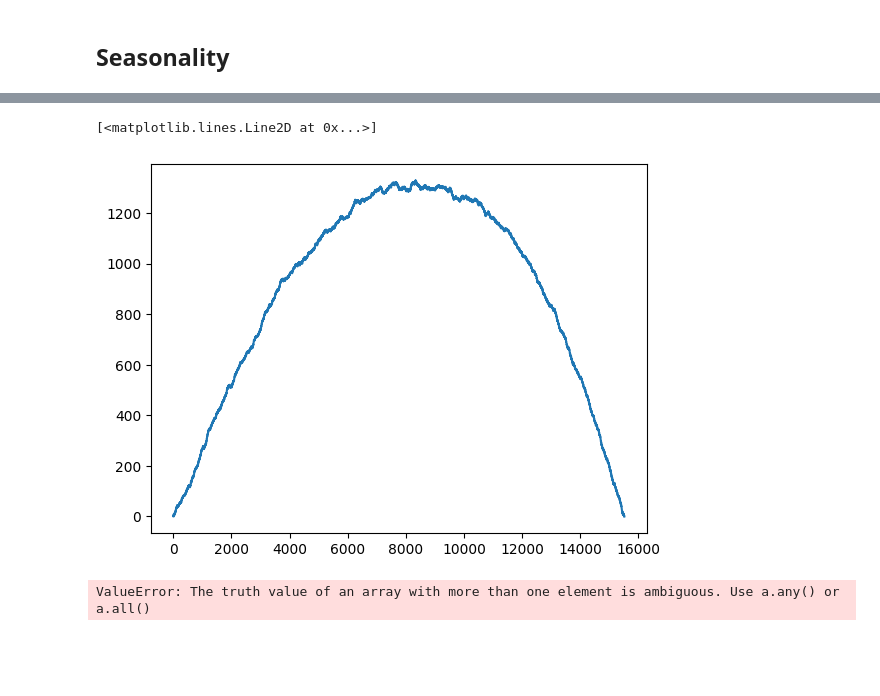
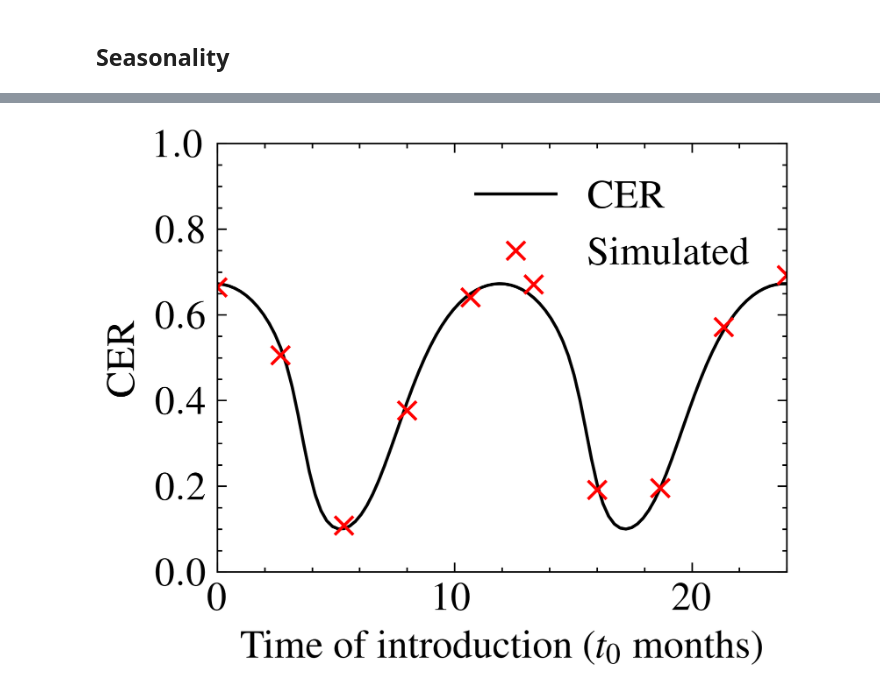
Before and after one commit to j-bowhay/Branching-Process-Models, a Jupyter notebook: notebooks/week4b.ipynb, the cells around one changed output, grey strips where cells are left out. Cells and saved outputs as stored; diff of their text form; code cells hidden in the pictures; blank space fills up the shorter version.

```diff
--- a/notebooks/week4b.ipynb
+++ b/notebooks/week4b.ipynb
@@ -41,30 +47,27 @@ ax.legend()
-# %%
-from bp_models.gillespie import direct_gillespie_sir_time_varying_beta
-
-t, I, infected = direct_gillespie_sir_time_varying_beta(0, N, lambda t: beta(t, beta_0, beta_1, phi), mu)
-
-plt.plot(t, I)
-# %% [output]
-[<matplotlib.lines.Line2D at 0x...>]
-[figure, removed]
 # %%
+from bp_models.gillespie import direct_gillespie_sir_time_varying_beta
+
 t0_sim = np.linspace(0, 24, 10)
 
 simulated = []
-num_sims = 1
+num_sims = 1000
 
 for t0 in tqdm(t0_sim):
     major_outbreaks = 0
     for _ in range(num_sims):
         _, _, infected = direct_gillespie_sir_time_varying_beta(t0, N, lambda t: beta(t, beta_0, beta_1, phi), mu)
         if infected > 0.2*N:
             major_outbreaks += 1
-    simulated.append(major_outbreaks)
+    simulated.append(major_outbreaks/num_sims)
 
 fig, ax = plt.subplots()
-ax.plot(t, IER(t, beta_0, beta_1, phi, mu), label="IER")
 ax.plot(t, CER(t, beta_0, beta_1, phi, mu), label="CER")
-ax.plot(t0_sim, simulated)
-ax.legend()
+ax.plot(t0_sim, simulated, 'x', label="Simulated")
+ax.set_xlabel("Time of introduction ($t_0$ months)")
+ax.set_ylabel("CER")
+ax.set_xlim([0,24])
+ax.set_ylim([0,1])
+ax.legend(loc=1)
+plt.savefig("figures/CER_sim_vs_analytical.pdf")
 # %% [output]
-ValueError: The truth value of an array with more than one element is ambiguous. Use a.any() or a.all()
+[figure, added]
```
Also changed, not shown: parts of 2 cells of this notebook, 32 other files.
